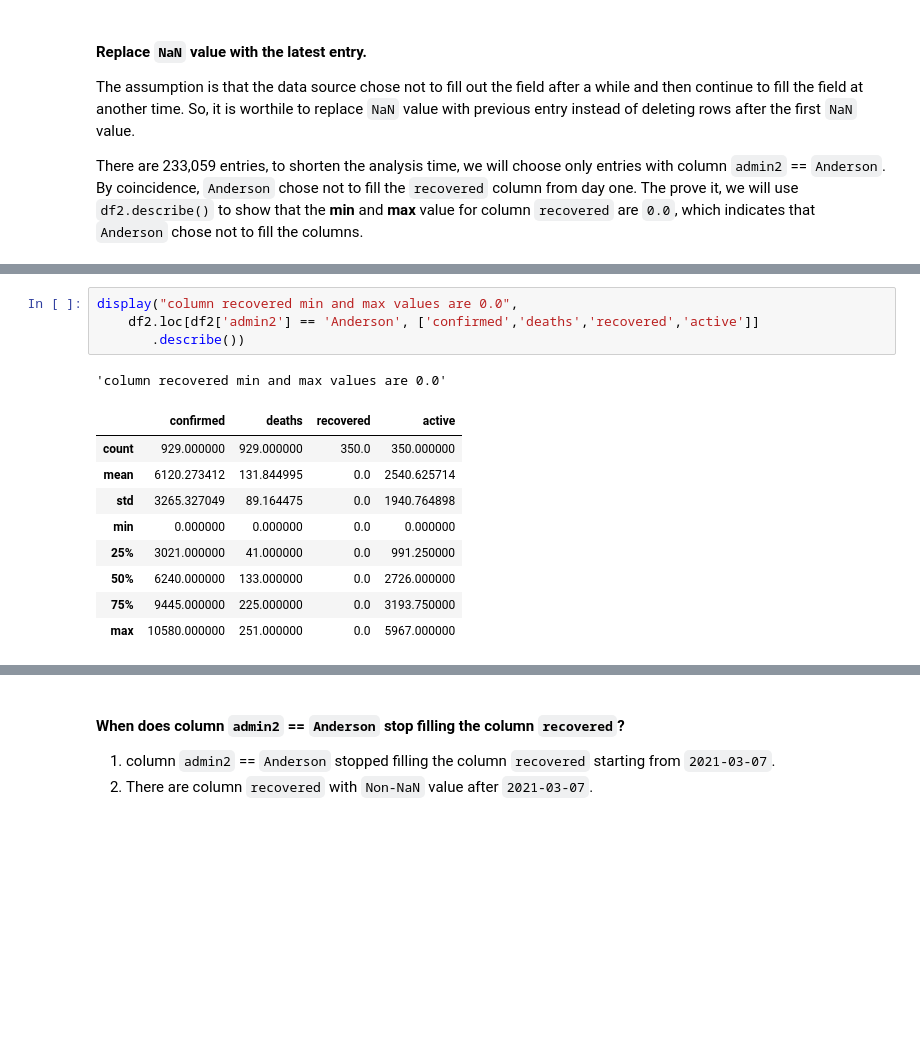
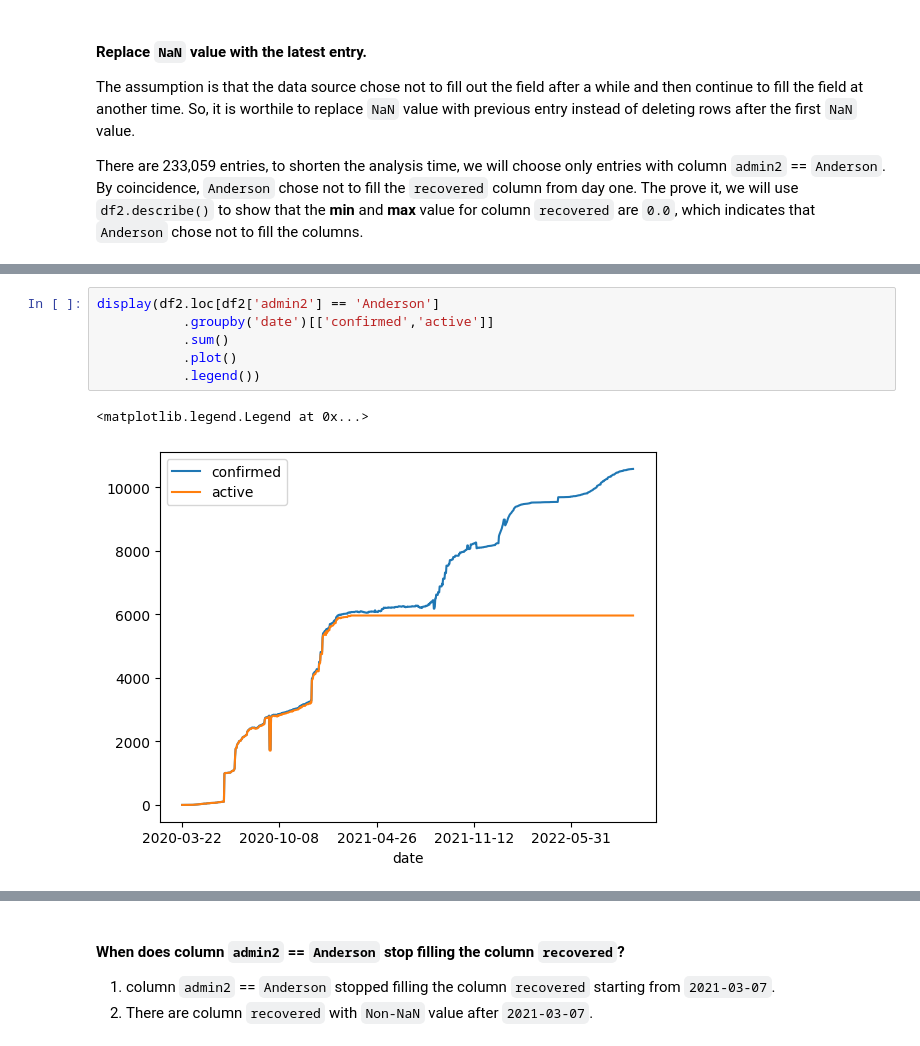
Before and after one commit to jasonrichdarmawan/p0-g1, a Jupyter notebook: h8dsft_P0W1_jason_rich_darmawan_onggo_putra.ipynb, the cells around one changed output, grey strips where cells are left out. Cells and saved outputs as stored; diff of their text form; blank space fills up the shorter version.

```diff
--- a/h8dsft_P0W1_jason_rich_darmawan_onggo_putra.ipynb
+++ b/h8dsft_P0W1_jason_rich_darmawan_onggo_putra.ipynb
@@ -220,15 +429,9 @@ df2 = df.sort_values(['admin2', 'date']).copy()
 # %%
-display("column recovered min and max values are 0.0",
-    df2.loc[df2['admin2'] == 'Anderson', ['confirmed','deaths','recovered','active']]
-       .describe())
+display(df2.loc[df2['admin2'] == 'Anderson']
+           .groupby('date')[['confirmed','active']]
+           .sum()
+           .plot()
+           .legend())
 # %% [output]
-'column recovered min and max values are 0.0'
+<matplotlib.legend.Legend at 0x...>
-|  | confirmed | deaths | recovered | active |
-| count | 929.000000 | 929.000000 | 350.0 | 350.000000 |
-| mean | 6120.273412 | 131.844995 | 0.0 | 2540.625714 |
-| std | 3265.327049 | 89.164475 | 0.0 | 1940.764898 |
-| min | 0.000000 | 0.000000 | 0.0 | 0.000000 |
-| 25% | 3021.000000 | 41.000000 | 0.0 | 991.250000 |
-| 50% | 6240.000000 | 133.000000 | 0.0 | 2726.000000 |
-| 75% | 9445.000000 | 225.000000 | 0.0 | 3193.750000 |
-| max | 10580.000000 | 251.000000 | 0.0 | 5967.000000 |
+[figure, added]
```
Also changed, not shown: parts of 15 cells of this notebook.
